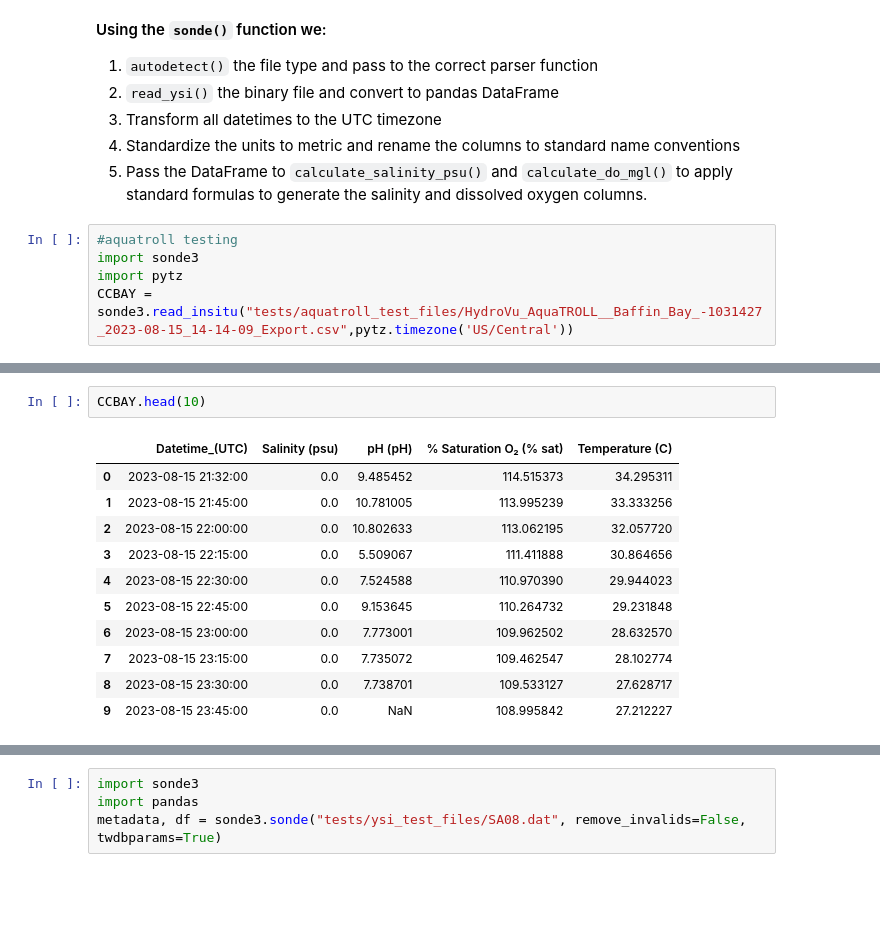
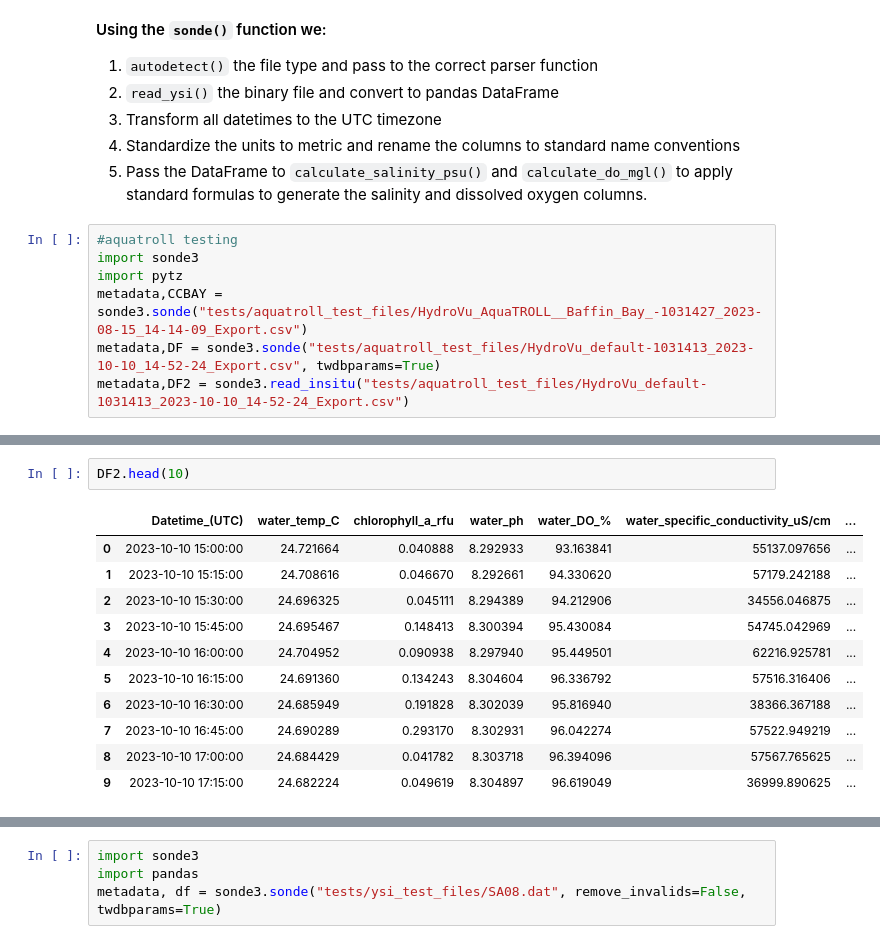
Before and after one commit to kimia-karimi/sonde3, a Jupyter notebook: index.ipynb, the cells around one changed output, grey strips where cells are left out. Saved outputs shown, nothing was run; the diff lists cells and outputs as text; blank space fills up the shorter version.

Commit message:
final draft of insitu file

```diff
--- a/index.ipynb
+++ b/index.ipynb
@@ -20,4 +20,6 @@ We have a example water quality instrument binary file `"tests/ysi_test_files/SA
 #aquatroll testing
 import sonde3
 import pytz
-CCBAY = sonde3.read_insitu("tests/aquatroll_test_files/HydroVu_AquaTROLL__Baffin_Bay_-1031427_2023-08-15_14-14-09_Export.csv",pytz.timezone('US/Central'))
+metadata,CCBAY = sonde3.sonde("tests/aquatroll_test_files/HydroVu_AquaTROLL__Baffin_Bay_-1031427_2023-08-15_14-14-09_Export.csv")
+metadata,DF = sonde3.sonde("tests/aquatroll_test_files/HydroVu_default-1031413_2023-10-10_14-52-24_Export.csv", twdbparams=True)
+metadata,DF2 = sonde3.read_insitu("tests/aquatroll_test_files/HydroVu_default-1031413_2023-10-10_14-52-24_Export.csv")
@@ -24,17 +35,17 @@ CCBAY = sonde3.read_insitu("tests/aquatroll_test_files/HydroVu_AquaTROLL__Baffin
 # %%
-CCBAY.head(10)
+DF2.head(10)
 # %% [output]
-|  | Datetime_(UTC) | Salinity (psu) | pH (pH) | % Saturation O₂ (% sat) | Temperature (C) |
-| 0 | 2023-08-15 21:32:00 | 0.0 | 9.485452 | 114.515373 | 34.295311 |
-| 1 | 2023-08-15 21:45:00 | 0.0 | 10.781005 | 113.995239 | 33.333256 |
-| 2 | 2023-08-15 22:00:00 | 0.0 | 10.802633 | 113.062195 | 32.057720 |
-| 3 | 2023-08-15 22:15:00 | 0.0 | 5.509067 | 111.411888 | 30.864656 |
-| 4 | 2023-08-15 22:30:00 | 0.0 | 7.524588 | 110.970390 | 29.944023 |
-| 5 | 2023-08-15 22:45:00 | 0.0 | 9.153645 | 110.264732 | 29.231848 |
-| 6 | 2023-08-15 23:00:00 | 0.0 | 7.773001 | 109.962502 | 28.632570 |
-| 7 | 2023-08-15 23:15:00 | 0.0 | 7.735072 | 109.462547 | 28.102774 |
-| 8 | 2023-08-15 23:30:00 | 0.0 | 7.738701 | 109.533127 | 27.628717 |
-| 9 | 2023-08-15 23:45:00 | 0.0 | NaN | 108.995842 | 27.212227 |
+|  | Datetime_(UTC) | water_temp_C | chlorophyll_a_rfu | water_ph | water_DO_% | water_specific_conductivity_uS/cm | ... |
+| 0 | 2023-10-10 15:00:00 | 24.721664 | 0.040888 | 8.292933 | 93.163841 | 55137.097656 | ... |
+| 1 | 2023-10-10 15:15:00 | 24.708616 | 0.046670 | 8.292661 | 94.330620 | 57179.242188 | ... |
+| 2 | 2023-10-10 15:30:00 | 24.696325 | 0.045111 | 8.294389 | 94.212906 | 34556.046875 | ... |
+| 3 | 2023-10-10 15:45:00 | 24.695467 | 0.148413 | 8.300394 | 95.430084 | 54745.042969 | ... |
+| 4 | 2023-10-10 16:00:00 | 24.704952 | 0.090938 | 8.297940 | 95.449501 | 62216.925781 | ... |
+| 5 | 2023-10-10 16:15:00 | 24.691360 | 0.134243 | 8.304604 | 96.336792 | 57516.316406 | ... |
+| 6 | 2023-10-10 16:30:00 | 24.685949 | 0.191828 | 8.302039 | 95.816940 | 38366.367188 | ... |
+| 7 | 2023-10-10 16:45:00 | 24.690289 | 0.293170 | 8.302931 | 96.042274 | 57522.949219 | ... |
+| 8 | 2023-10-10 17:00:00 | 24.684429 | 0.041782 | 8.303718 | 96.394096 | 57567.765625 | ... |
+| 9 | 2023-10-10 17:15:00 | 24.682224 | 0.049619 | 8.304897 | 96.619049 | 36999.890625 | ... |
 # %%
 """Testing library fucntionality.  These should match the WDFT system
 (env) wdft@ip-10-40-0-138:/var/www/coastal/env/bin$ python version_check.py
```
Also changed, not shown: parts of 6 cells of this notebook, 4 other files.
